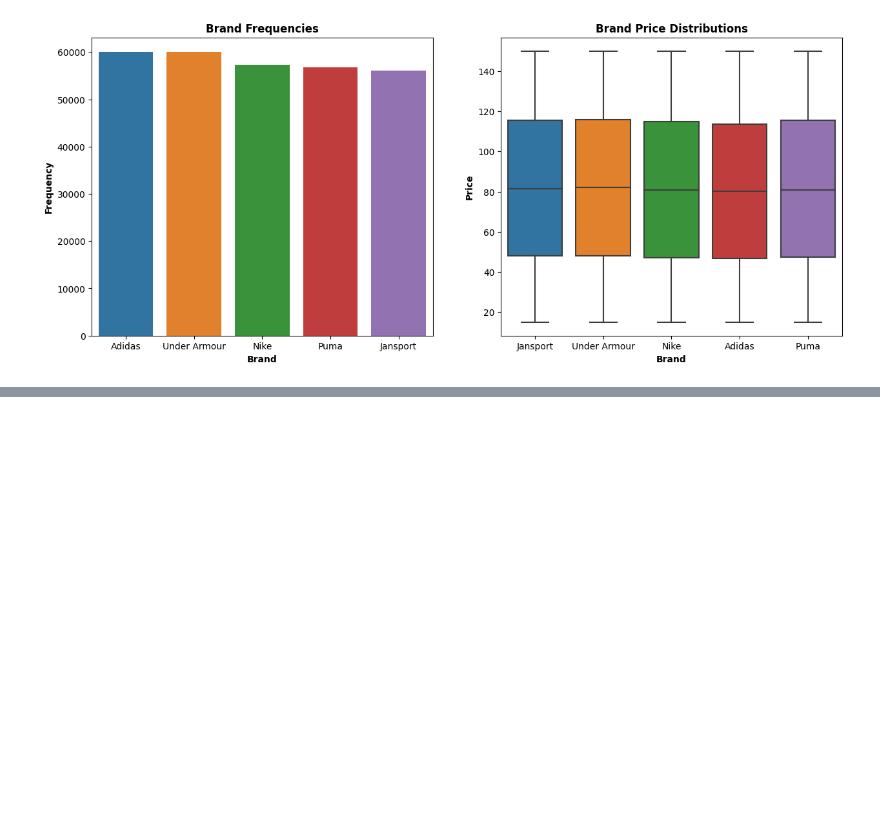
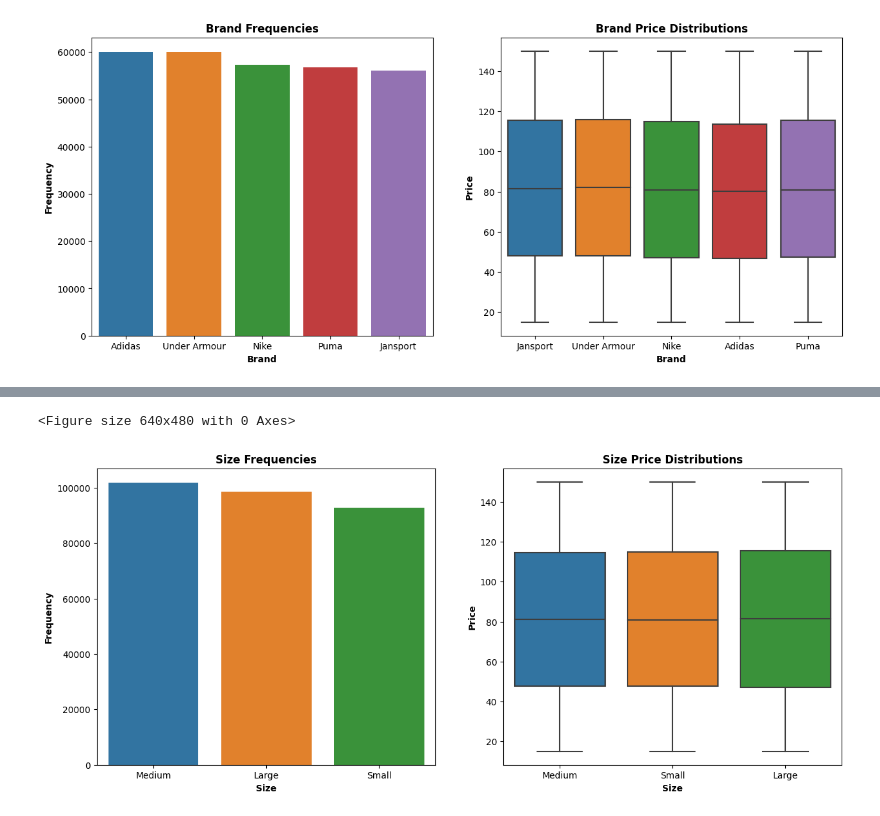
Before and after one commit to JonathonBriggs/AnalyticsProjects, a Jupyter notebook: Kaggle/Backpack Challenge/backpack-prediction-challenge-notebook.ipynb, the cells around one changed output, grey strips where cells are left out. Saved outputs shown, nothing was run; the diff lists cells and outputs as text; code cells hidden in the pictures; blank space fills up the shorter version.

```diff
--- a/Kaggle/Backpack Challenge/backpack-prediction-challenge-notebook.ipynb
+++ b/Kaggle/Backpack Challenge/backpack-prediction-challenge-notebook.ipynb
@@ -119,0 +137,6 @@ cat_quick_plot(train_df, 'Brand')
+# %%
+#Plots for Size Data
+cat_quick_plot(train_df, 'Size')
+# %% [output]
+<Figure size 640x480 with 0 Axes>
+[figure, added]
```
Also changed, not shown: parts of 8 cells of this notebook.
